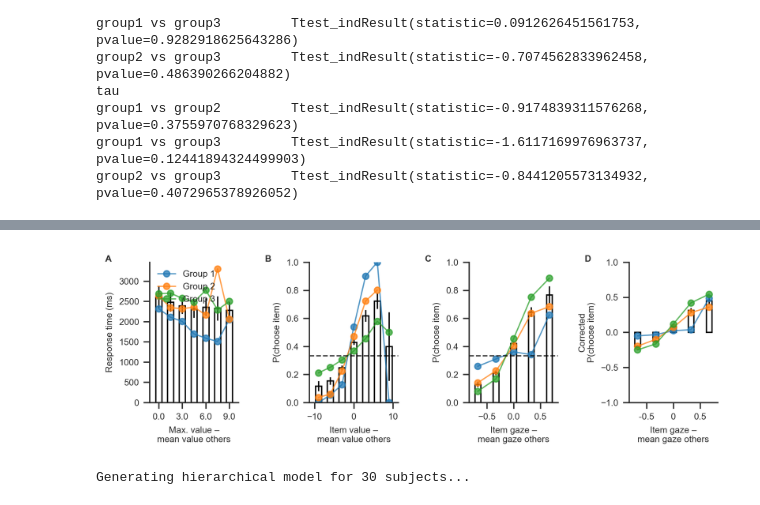
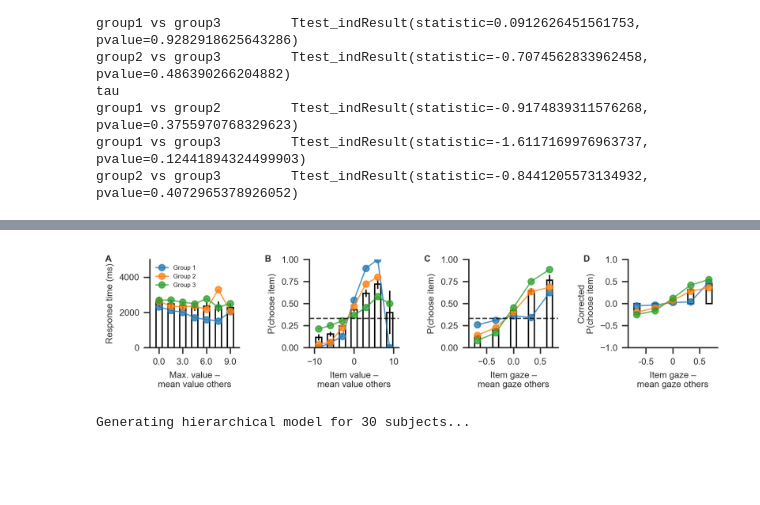
Before and after one commit to glamlab/glambox, a Jupyter notebook: Example_2_Hierarchical_estimation.ipynb, the cells around one changed output, grey strips where cells are left out. Cells and saved outputs as stored; diff of their text form; code cells hidden in the pictures; blank space fills up the shorter version.

```diff
--- a/Example_2_Hierarchical_estimation.ipynb
+++ b/Example_2_Hierarchical_estimation.ipynb
@@ -163,13 +186,14 @@ group2 vs group3         Ttest_indResult(statistic=-0.8441205573134932, pvalue=0
 # %%
 ## Plot aggregate data across groups and for each group separately, to visualize behavioural differences between groups
 gb.plots.plot_aggregate(bar_data=data,
                         line_data=[data.loc[data['group'] == group] for group in groups],
-                        line_labels=group_names,
-                        value_bins=7, gaze_bins=7);
+                        line_labels=['Group 1', 'Group 2', 'Group 3'],
+                        value_bins=7, gaze_bins=7,
+                        limits=dict(rt=(0, 5000)));
 sns.despine()
 plt.savefig('examples/example_2/figures/aggregate_data.png', dp=330)
 # %% [output]
-[figure, old version]
+[figure, new version]
 # %%
 hglam = gb.GLAM(data=data)
 hglam.make_model(kind='hierarchical',
```
Also changed, not shown: parts of 5 cells of this notebook, 4 other files.
